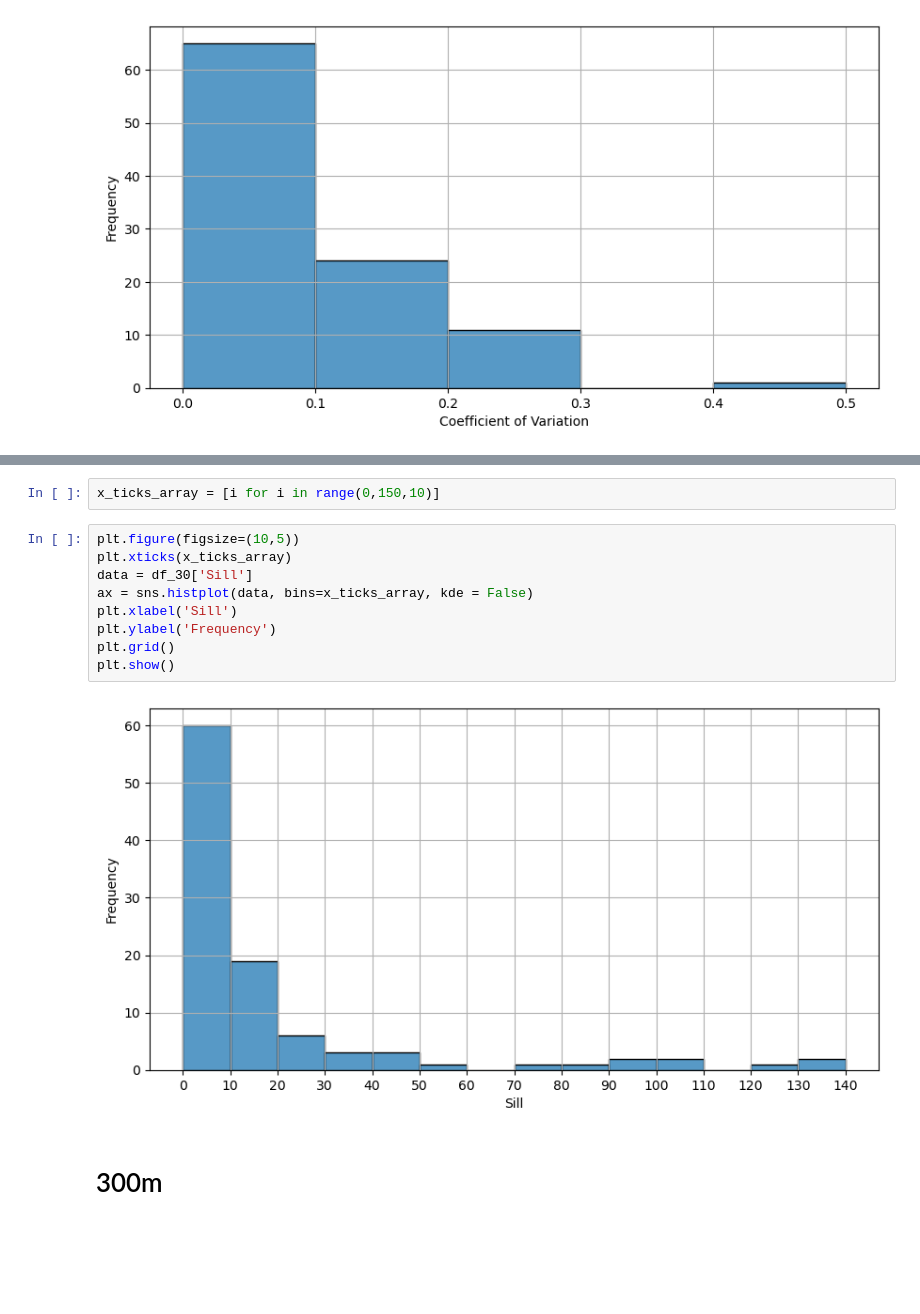
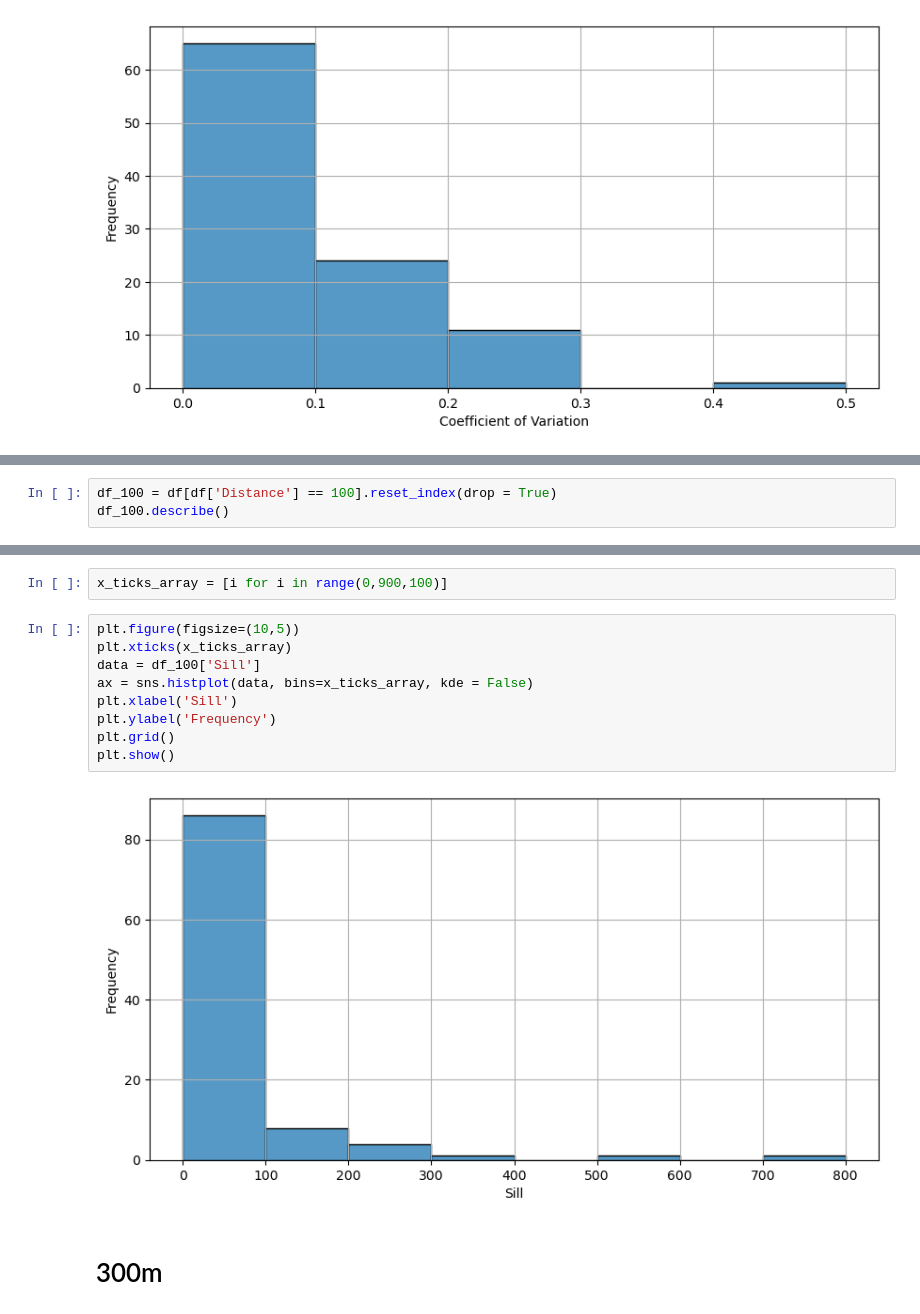
Before and after one commit to IAGO1215/DISCBICOCCA, a Jupyter notebook: NoteBooks/Plot - Histrogram.ipynb, the cells around one changed output, grey strips where cells are left out. Drawn from its saved outputs; the diff is of its cells as text; blank space fills up the shorter version.

```diff
--- a/NoteBooks/Plot - Histrogram.ipynb
+++ b/NoteBooks/Plot - Histrogram.ipynb
@@ -54,0 +55,3 @@ plt.show()
+# %%
+df_100 = df[df['Distance'] == 100].reset_index(drop = True)
+df_100.describe()
@@ -55,16 +80,16 @@ plt.show()
 # %%
-x_ticks_array = [i for i in range(0,150,10)]
+x_ticks_array = [i for i in range(0,900,100)]
 # %%
 plt.figure(figsize=(10,5))
 plt.xticks(x_ticks_array)
-data = df_30['Sill']
+data = df_100['Sill']
 ax = sns.histplot(data, bins=x_ticks_array, kde = False)
 plt.xlabel('Sill')
 plt.ylabel('Frequency')
 plt.grid()
 plt.show()
 # %% [output]
-[figure, old version]
+[figure, new version]
 # %% [markdown]
 # 300m
 # %%
```
Also changed, not shown: parts of 3 cells of this notebook, 6 other files.
